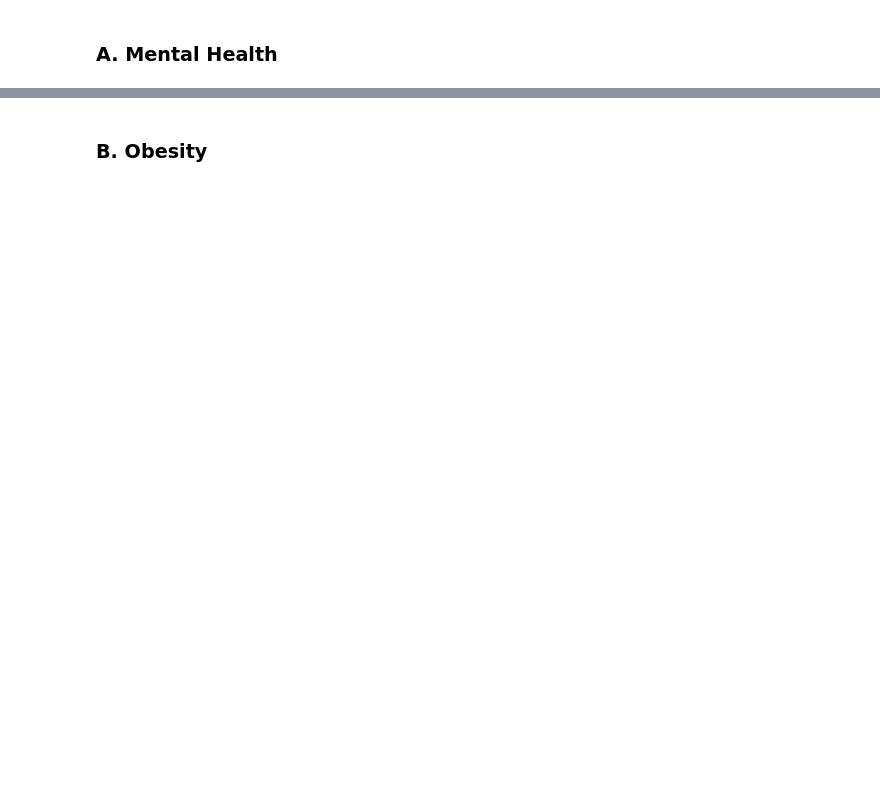
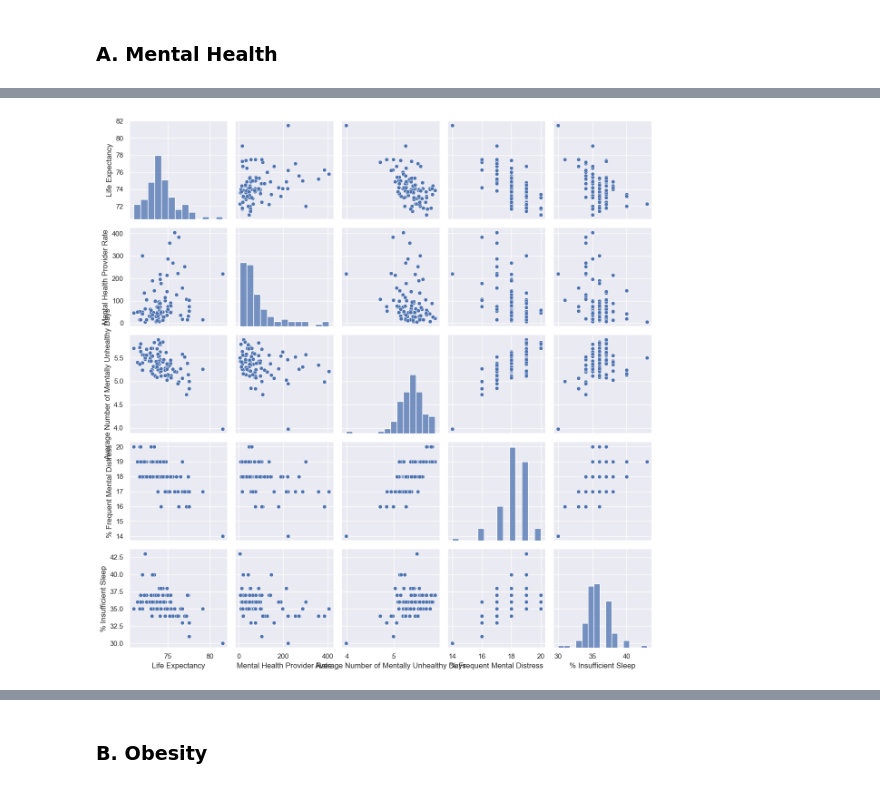
Before and after one commit to MQuarles2012/Telehealth_Analysis, a Jupyter notebook: Capstone Notebook.ipynb, the cells around one changed output, grey strips where cells are left out. Saved outputs shown, nothing was run; the diff lists cells and outputs as text; code cells hidden in the pictures; blank space fills up the shorter version.

```diff
--- a/Capstone Notebook.ipynb
+++ b/Capstone Notebook.ipynb
@@ -638,0 +690,16 @@ Social & Economic Factors:
+# %%
+#Then I want to create another df to look at just mental health variables
+#variable columns:
+var1 = 'Mental Health Provider Rate'
+var2 = 'Average Number of Mentally Unhealthy Days'
+var3 = '% Frequent Mental Distress'
+var4 = '% Insufficient Sleep'
+var5 = 'Drug Overdose Mortality Rate'
+var6 = '% Driving Deaths with Alcohol Involvement'
+var7 = '% Excessive Drinking'
+var8 = '% Disconnected Youth'
+var9 = '% Unemployed'
+var10 = 'Suicide Rate (Age-Adjusted)'
+
+mental_health_df = CHRR_df[[a,b,c,d,var1,var2,var3,var4,var5,var6,var7,var8,var9,var10,e,f,g,h,i,j,k,l,m,n,o]]
+mental_health_df
@@ -638,0 +720,18 @@ Social & Economic Factors:
+# %%
+#To show a correlogram, I need to break down the data into less variables
+
+#Is there a correlation between life expectancy and mental health providers,
+life_expectancy_corr = mental_health_df[[c,var1,var2,var3,var4]]
+
+#Relation between mental health providers and rural populations, race, gender, english proficiency?
+
+mental_health_matrix = mental_health_df[[c,var1,var2,var3,var4]]
+
+#Is there a correlation between rural populations and rates of disconnected youth, unemployment,
+# %%
+# Create the correlogram
+sns.pairplot(life_expectancy_corr)
+plt.tight_layout()
+plt.show()
+# %% [output]
+[figure, added]
```
Also changed, not shown: parts of 12 cells of this notebook, 1 other file.
